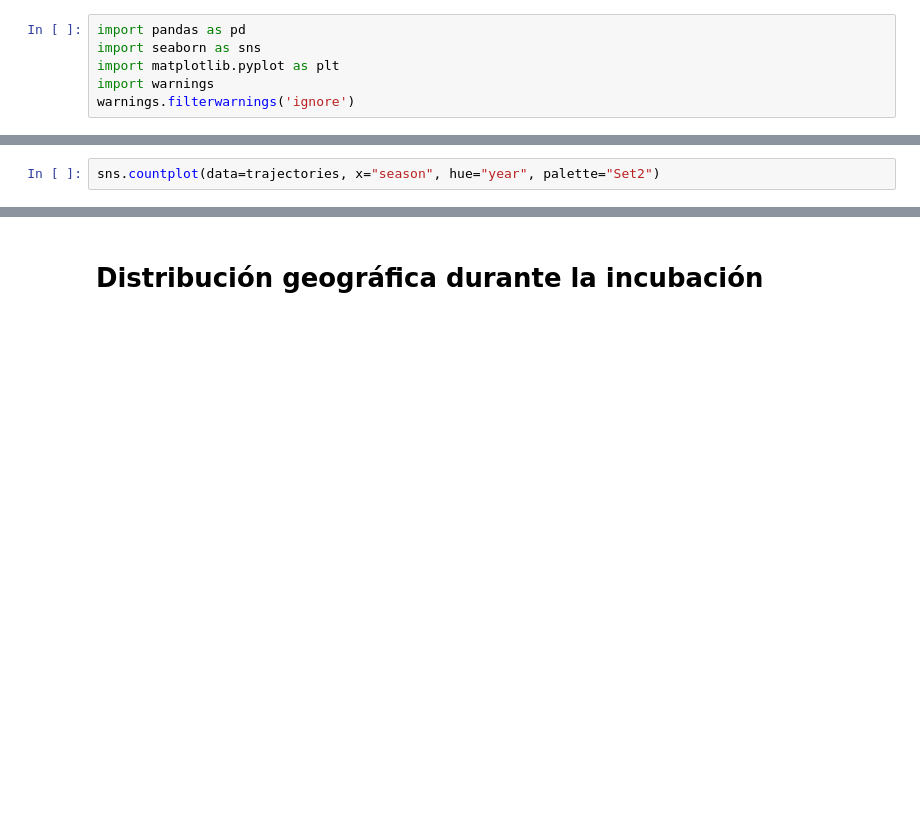
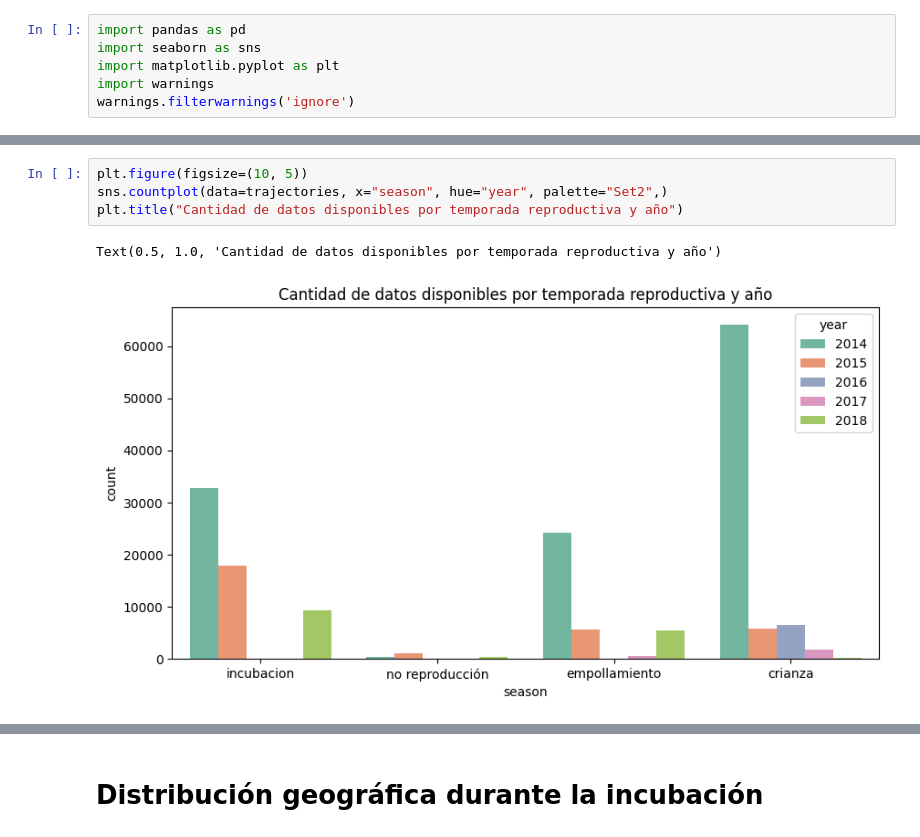
Before and after one commit to MaritzaB/niche_modelling, a Jupyter notebook: src/notebooks/eda_albatross.ipynb, the cells around one changed output, grey strips where cells are left out. Saved outputs shown, nothing was run; the diff lists cells and outputs as text; blank space fills up the shorter version.

```diff
--- a/src/notebooks/eda_albatross.ipynb
+++ b/src/notebooks/eda_albatross.ipynb
@@ -34,2 +75,7 @@ data_by_month.plot(kind="bar", figsize=(8, 5),
 # %%
-sns.countplot(data=trajectories, x="season", hue="year", palette="Set2")
+plt.figure(figsize=(10, 5))
+sns.countplot(data=trajectories, x="season", hue="year", palette="Set2",)
+plt.title("Cantidad de datos disponibles por temporada reproductiva y año")
+# %% [output]
+Text(0.5, 1.0, 'Cantidad de datos disponibles por temporada reproductiva y año')
+[figure, added]
```
Also changed, not shown: parts of 22 cells of this notebook, 6 other files.
